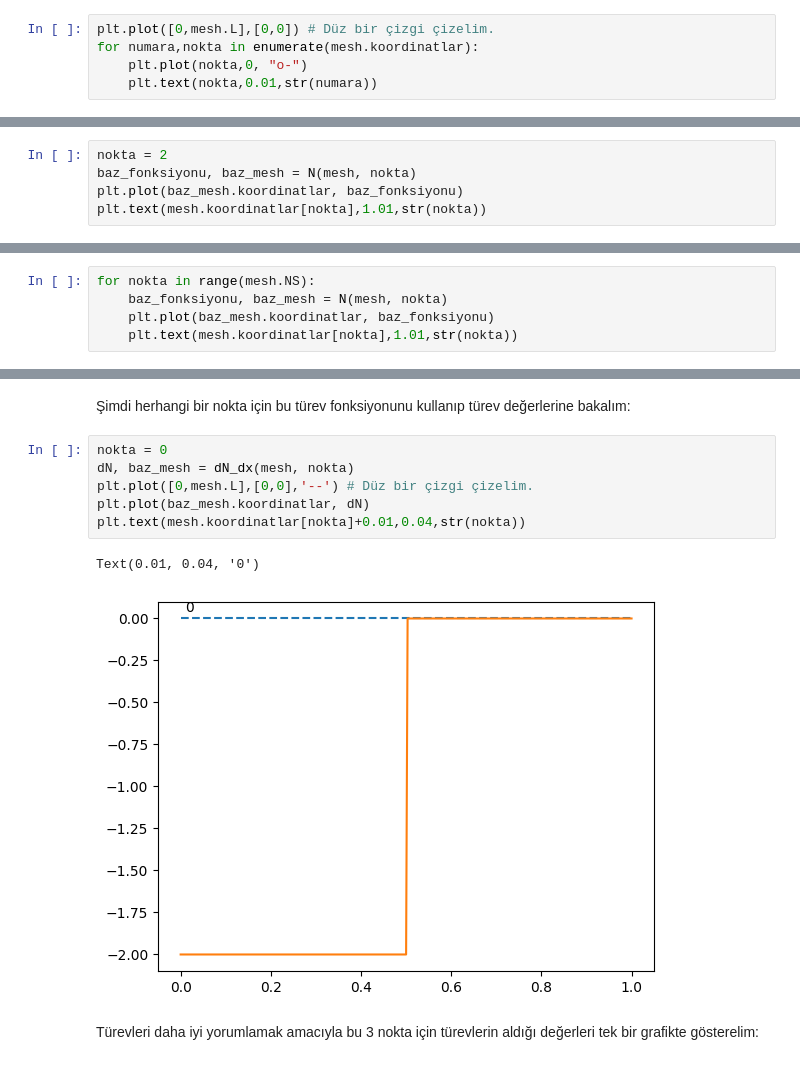
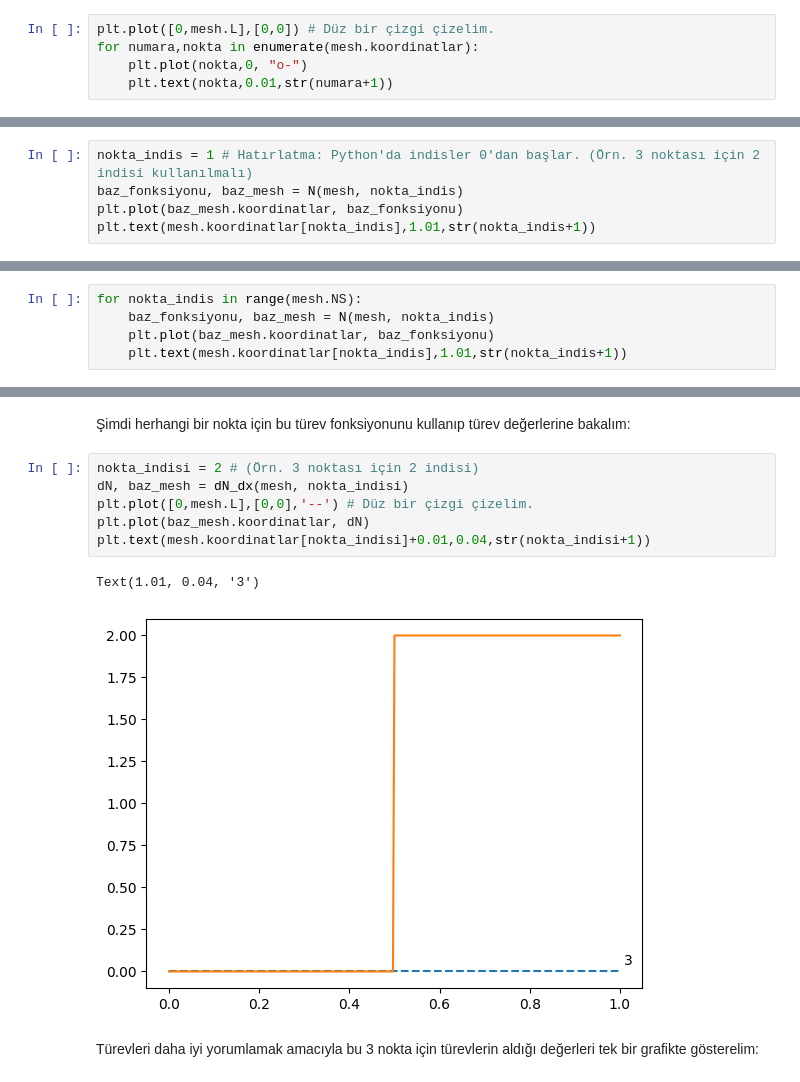
Before and after one commit to seatemelleri/SEA-Temelleri, a Jupyter notebook: Dersler/4_d.ipynb, the cells around one changed output, grey strips where cells are left out. Drawn from its saved outputs; the diff is of its cells as text.

```diff
--- a/Dersler/4_d.ipynb
+++ b/Dersler/4_d.ipynb
@@ -47,7 +47,7 @@ Oluşturduğumuz meshi nokta numaralarıyla birlikte görüntüleyelim;
 plt.plot([0,mesh.L],[0,0]) # Düz bir çizgi çizelim.
 for numara,nokta in enumerate(mesh.koordinatlar):
     plt.plot(nokta,0, "o-")
-    plt.text(nokta,0.01,str(numara))
+    plt.text(nokta,0.01,str(numara+1))
 # %% [output]
 [figure]
 # %% [markdown]
@@ -85,6 +85,6 @@ Bu fonksiyon ile 1 noktasına ait bir şekil fonksiyonu çizdirelim;
 # %%
-nokta = 2
-baz_fonksiyonu, baz_mesh = N(mesh, nokta)
+nokta_indis = 1 # Hatırlatma: Python'da indisler 0'dan başlar. (Örn. 3 noktası için 2 indisi kullanılmalı)
+baz_fonksiyonu, baz_mesh = N(mesh, nokta_indis)
 plt.plot(baz_mesh.koordinatlar, baz_fonksiyonu)
-plt.text(mesh.koordinatlar[nokta],1.01,str(nokta))
+plt.text(mesh.koordinatlar[nokta_indis],1.01,str(nokta_indis+1))
 # %% [output]
@@ -93,10 +93,10 @@ Text(1.0, 1.01, '2')
 # %% [markdown]
 Görüldüğü üzere 1 noktası için çizilen şekil fonksiyonu, 1 noktası hariç tüm noktalarda 0 değerini alır. Bu şekilde tüm noktalar için maksimum değeri 1 olan ayrı ayrı şekil fonksiyonları elde edilebilir;
 # %%
-for nokta in range(mesh.NS):
-    baz_fonksiyonu, baz_mesh = N(mesh, nokta)
+for nokta_indis in range(mesh.NS):
+    baz_fonksiyonu, baz_mesh = N(mesh, nokta_indis)
     plt.plot(baz_mesh.koordinatlar, baz_fonksiyonu)
-    plt.text(mesh.koordinatlar[nokta],1.01,str(nokta))
+    plt.text(mesh.koordinatlar[nokta_indis],1.01,str(nokta_indis+1))
 # %% [output]
 [figure]
 # %% [markdown]
@@ -138,14 +138,14 @@ def dN_dx(mesh, nokta):
 # %% [markdown]
 Şimdi herhangi bir nokta için bu türev fonksiyonunu kullanıp türev değerlerine bakalım:
 # %%
-nokta = 0
-dN, baz_mesh = dN_dx(mesh, nokta)
+nokta_indisi = 2 # (Örn. 3 noktası için 2 indisi)
+dN, baz_mesh = dN_dx(mesh, nokta_indisi)
 plt.plot([0,mesh.L],[0,0],'--') # Düz bir çizgi çizelim.
 plt.plot(baz_mesh.koordinatlar, dN)
-plt.text(mesh.koordinatlar[nokta]+0.01,0.04,str(nokta))
+plt.text(mesh.koordinatlar[nokta_indisi]+0.01,0.04,str(nokta_indisi+1))
 # %% [output]
-Text(0.01, 0.04, '0')
+Text(1.01, 0.04, '3')
-[figure, old version]
+[figure, new version]
 # %% [markdown]
 Türevleri daha iyi yorumlamak amacıyla bu 3 nokta için türevlerin aldığı değerleri tek bir grafikte gösterelim:
 # %%
```
Also changed, not shown: parts of 3 cells of this notebook.
